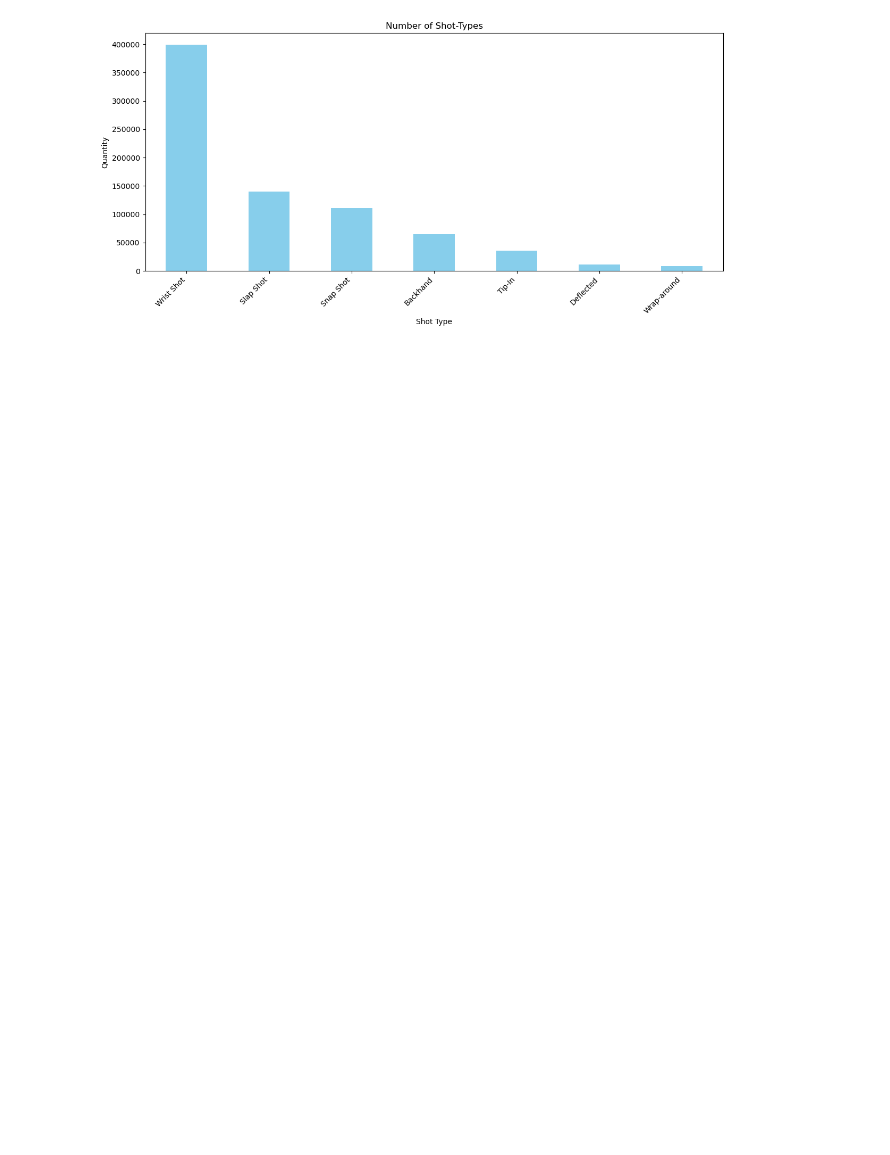
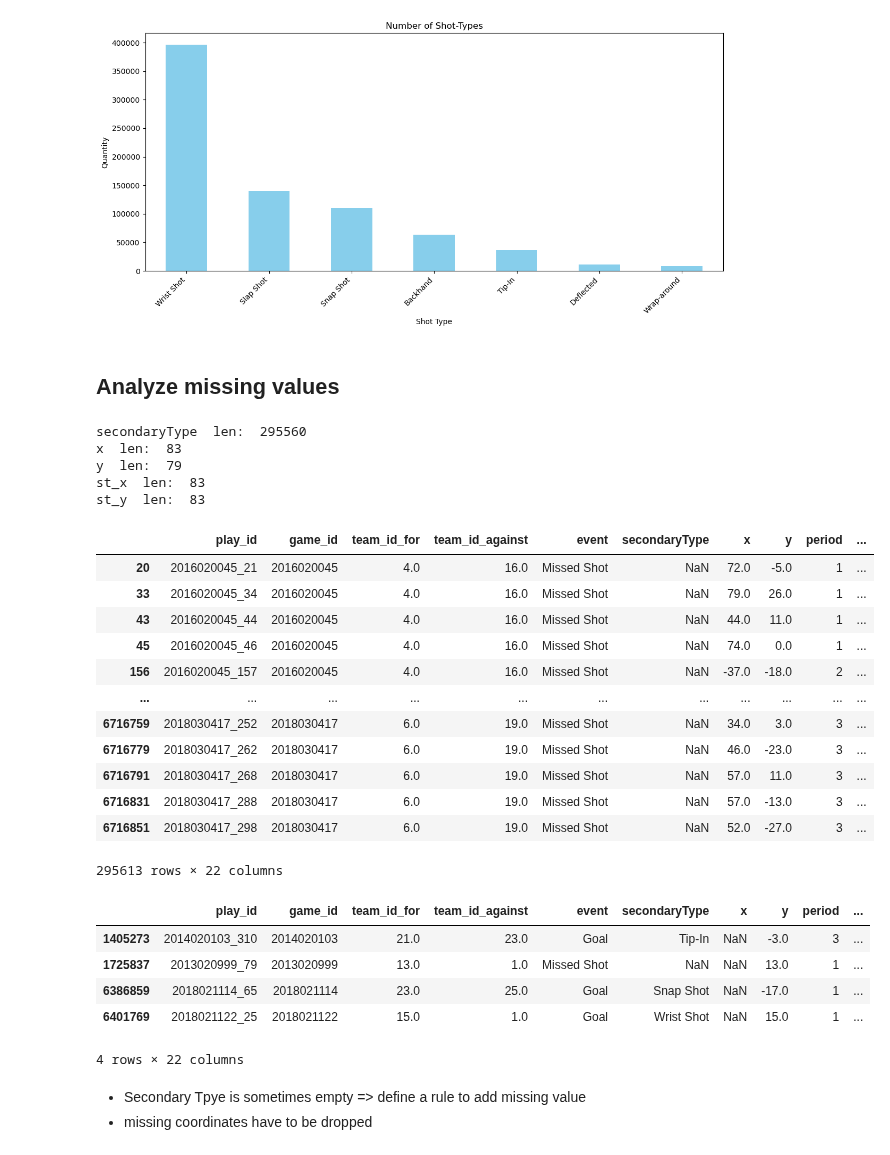
Before and after one commit to AndreasKretschmer/IceHockey_DataAnalysis, a Jupyter notebook: data/prepare_data.ipynb, the cells around one changed output. Saved outputs shown, nothing was run; the diff lists cells and outputs as text; code cells hidden in the pictures; blank space fills up the shorter version.

```diff
--- a/data/prepare_data.ipynb
+++ b/data/prepare_data.ipynb
@@ -165,3 +184,41 @@ shot_types = shots['secondaryType'].value_counts()
 plot_amount_event(shot_types, 'Number of Shot-Types', 'Shot Type', 'Quantity')
 # %% [output]
 [figure]
+# %% [markdown]
+## Analyze missing values
+# %%
+# Analyze Missing values
+na_col = shots_coord.columns[shots_coord.isna().any()].tolist()
+for col in na_col:
+    print(col, ' len: ', len(shots_coord[shots_coord[col].isna()]))
+
+display(shots_coord[shots_coord.isna().any(axis=1)])
+display(shots_coord.loc[(shots_coord['x'].isna()) & (shots_coord['y'].isin(range(-100,100)))])
+# %% [output]
+secondaryType  len:  295560
+x  len:  83
+y  len:  79
+st_x  len:  83
+st_y  len:  83
+|  | play_id | game_id | team_id_for | team_id_against | event | secondaryType | x | y | period | ... |
+| 20 | 2016020045_21 | 2016020045 | 4.0 | 16.0 | Missed Shot | NaN | 72.0 | -5.0 | 1 | ... |
+| 33 | 2016020045_34 | 2016020045 | 4.0 | 16.0 | Missed Shot | NaN | 79.0 | 26.0 | 1 | ... |
+| 43 | 2016020045_44 | 2016020045 | 4.0 | 16.0 | Missed Shot | NaN | 44.0 | 11.0 | 1 | ... |
+| 45 | 2016020045_46 | 2016020045 | 4.0 | 16.0 | Missed Shot | NaN | 74.0 | 0.0 | 1 | ... |
+| 156 | 2016020045_157 | 2016020045 | 4.0 | 16.0 | Missed Shot | NaN | -37.0 | -18.0 | 2 | ... |
+| ... | ... | ... | ... | ... | ... | ... | ... | ... | ... | ... |
+| 6716759 | 2018030417_252 | 2018030417 | 6.0 | 19.0 | Missed Shot | NaN | 34.0 | 3.0 | 3 | ... |
+| 6716779 | 2018030417_262 | 2018030417 | 6.0 | 19.0 | Missed Shot | NaN | 46.0 | -23.0 | 3 | ... |
+| 6716791 | 2018030417_268 | 2018030417 | 6.0 | 19.0 | Missed Shot | NaN | 57.0 | 11.0 | 3 | ... |
+| 6716831 | 2018030417_288 | 2018030417 | 6.0 | 19.0 | Missed Shot | NaN | 57.0 | -13.0 | 3 | ... |
+| 6716851 | 2018030417_298 | 2018030417 | 6.0 | 19.0 | Missed Shot | NaN | 52.0 | -27.0 | 3 | ... |
+295613 rows × 22 columns
+|  | play_id | game_id | team_id_for | team_id_against | event | secondaryType | x | y | period | ... |
+| 1405273 | 2014020103_310 | 2014020103 | 21.0 | 23.0 | Goal | Tip-In | NaN | -3.0 | 3 | ... |
+| 1725837 | 2013020999_79 | 2013020999 | 13.0 | 1.0 | Missed Shot | NaN | NaN | 13.0 | 1 | ... |
+| 6386859 | 2018021114_65 | 2018021114 | 23.0 | 25.0 | Goal | Snap Shot | NaN | -17.0 | 1 | ... |
+| 6401769 | 2018021122_25 | 2018021122 | 15.0 | 1.0 | Goal | Wrist Shot | NaN | 15.0 | 1 | ... |
+4 rows × 22 columns
+# %% [markdown]
+- Secondary Tpye is sometimes empty => define a rule to add missing value
+- missing coordinates have to be dropped
```
Also changed, not shown: parts of 15 cells of this notebook.
